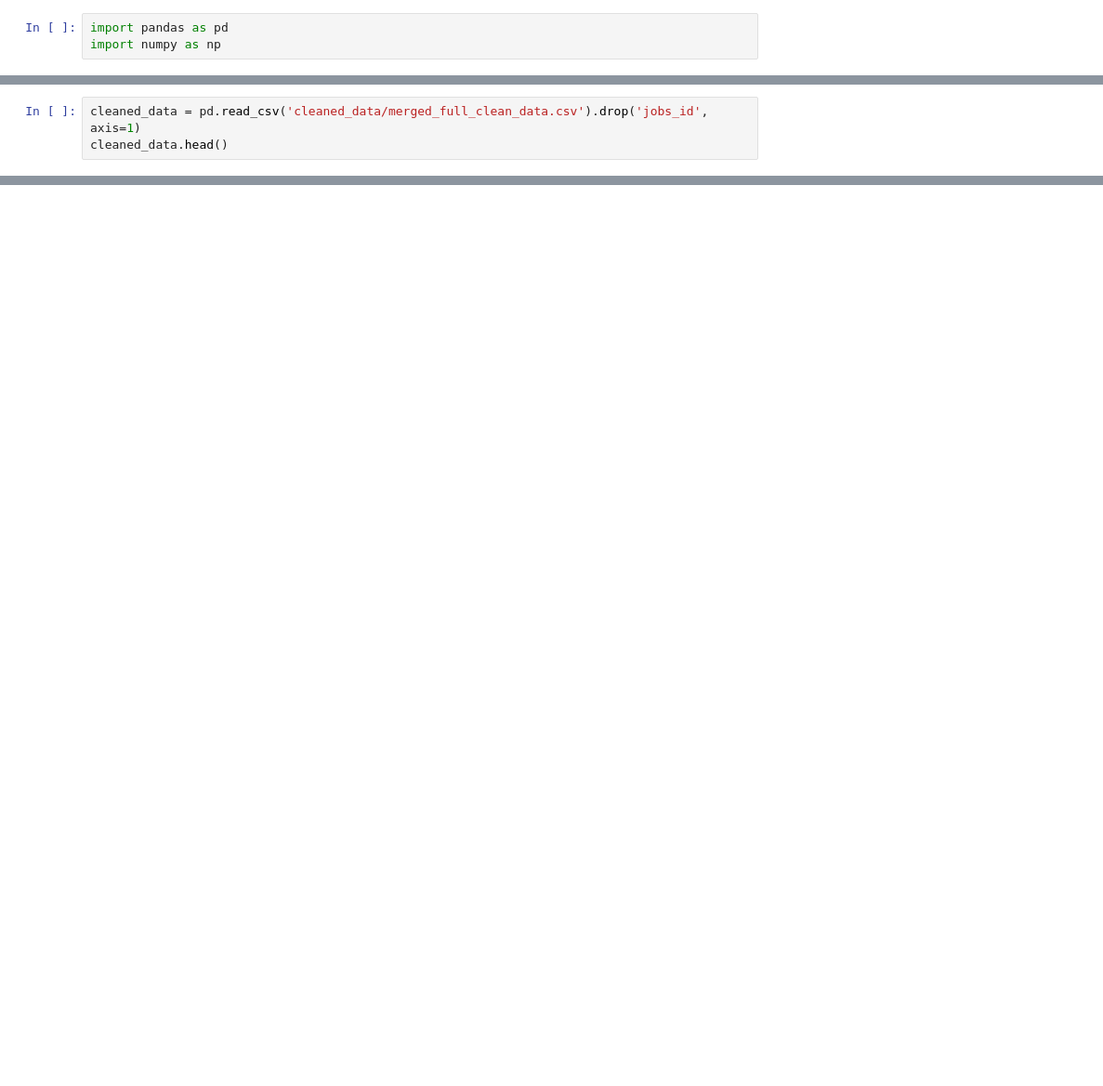
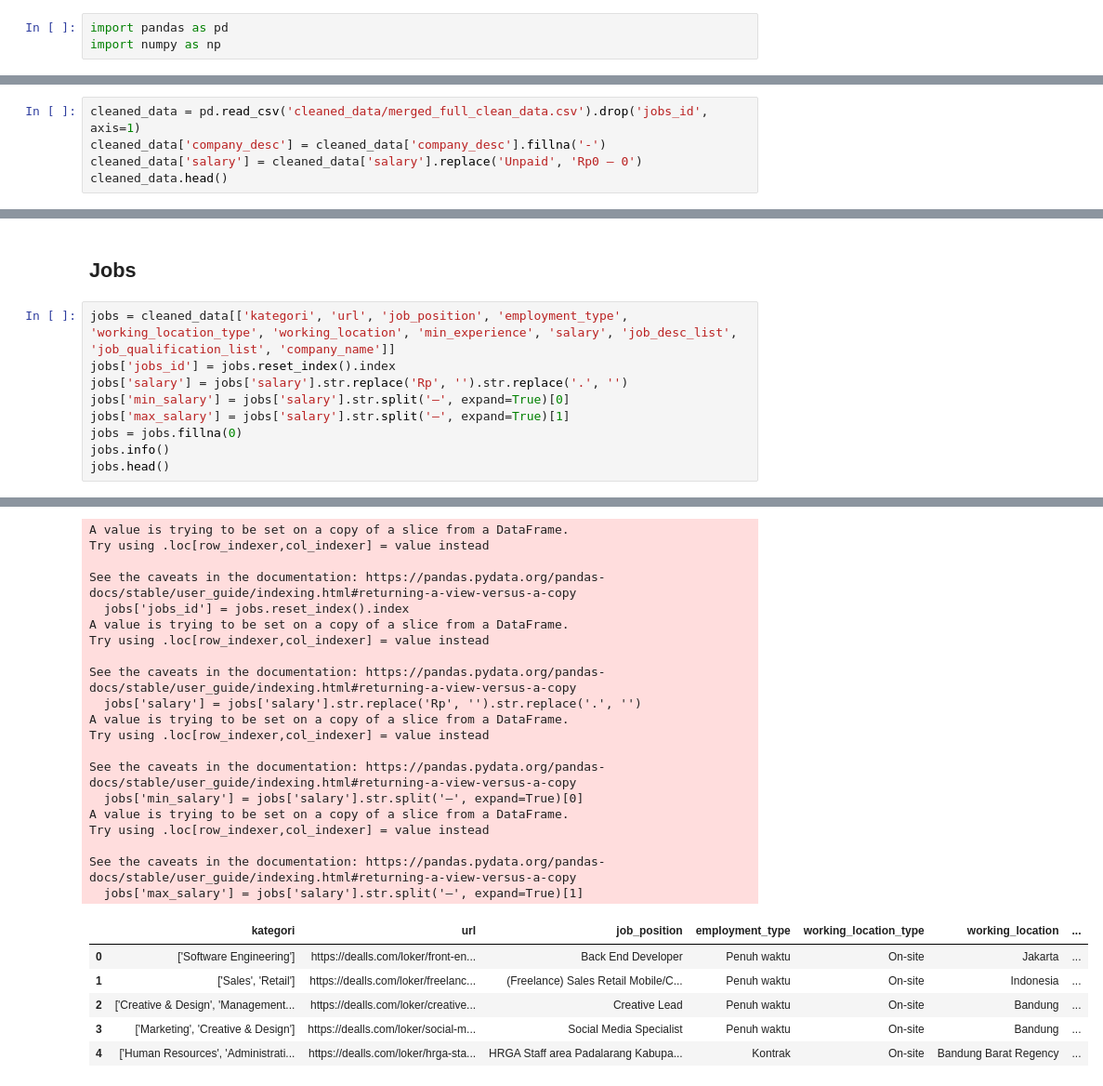
Before and after one commit to hireonai/ml-services, a Jupyter notebook: data/data_normalization_notebook.ipynb, the cells around one changed output, grey strips where cells are left out. Shown at 93% size. Drawn from its saved outputs; the diff is of its cells as text; blank space fills up the shorter version.

```diff
--- a/data/data_normalization_notebook.ipynb
+++ b/data/data_normalization_notebook.ipynb
@@ -4,5 +6,7 @@ import numpy as np
 # %%
 cleaned_data = pd.read_csv('cleaned_data/merged_full_clean_data.csv').drop('jobs_id', axis=1)
+cleaned_data['company_desc'] = cleaned_data['company_desc'].fillna('-')
+cleaned_data['salary'] = cleaned_data['salary'].replace('Unpaid', 'Rp0 – 0')
 cleaned_data.head()
 # %% [output]
 |  | url | company_profile_src | company_name | job_position | employment_type | working_location_type | ... |
@@ -61,0 +114,12 @@ temp_data.to_csv('full_temp_data.csv')
+# %% [markdown]
+## Jobs
+# %%
+jobs = cleaned_data[['kategori', 'url', 'job_position', 'employment_type', 'working_location_type', 'working_location', 'min_experience', 'salary', 'job_desc_list', 'job_qualification_list', 'company_name']]
+jobs['jobs_id'] = jobs.reset_index().index
+jobs['salary'] = jobs['salary'].str.replace('Rp', '').str.replace('.', '')
+jobs['min_salary'] = jobs['salary'].str.split('–', expand=True)[0]
+jobs['max_salary'] = jobs['salary'].str.split('–', expand=True)[1]
+jobs = jobs.fillna(0)
+jobs.info()
+jobs.head()
+# %% [output]
@@ -61,0 +143,26 @@ temp_data.to_csv('full_temp_data.csv')
+A value is trying to be set on a copy of a slice from a DataFrame.
+Try using .loc[row_indexer,col_indexer] = value instead
+
+See the caveats in the documentation: https://pandas.pydata.org/pandas-docs/stable/user_guide/indexing.html#returning-a-view-versus-a-copy
+  jobs['jobs_id'] = jobs.reset_index().index
+A value is trying to be set on a copy of a slice from a DataFrame.
+Try using .loc[row_indexer,col_indexer] = value instead
+
+See the caveats in the documentation: https://pandas.pydata.org/pandas-docs/stable/user_guide/indexing.html#returning-a-view-versus-a-copy
+  jobs['salary'] = jobs['salary'].str.replace('Rp', '').str.replace('.', '')
+A value is trying to be set on a copy of a slice from a DataFrame.
+Try using .loc[row_indexer,col_indexer] = value instead
+
+See the caveats in the documentation: https://pandas.pydata.org/pandas-docs/stable/user_guide/indexing.html#returning-a-view-versus-a-copy
+  jobs['min_salary'] = jobs['salary'].str.split('–', expand=True)[0]
+A value is trying to be set on a copy of a slice from a DataFrame.
+Try using .loc[row_indexer,col_indexer] = value instead
+
+See the caveats in the documentation: https://pandas.pydata.org/pandas-docs/stable/user_guide/indexing.html#returning-a-view-versus-a-copy
+  jobs['max_salary'] = jobs['salary'].str.split('–', expand=True)[1]
+|  | kategori | url | job_position | employment_type | working_location_type | working_location | ... |
+| 0 | ['Software Engineering'] | https://dealls.com/loker/front-en... | Back End Developer | Penuh waktu | On-site | Jakarta | ... |
+| 1 | ['Sales', 'Retail'] | https://dealls.com/loker/freelanc... | (Freelance) Sales Retail Mobile/C... | Penuh waktu | On-site | Indonesia | ... |
+| 2 | ['Creative & Design', 'Management... | https://dealls.com/loker/creative... | Creative Lead | Penuh waktu | On-site | Bandung | ... |
+| 3 | ['Marketing', 'Creative & Design'] | https://dealls.com/loker/social-m... | Social Media Specialist | Penuh waktu | On-site | Bandung | ... |
+| 4 | ['Human Resources', 'Administrati... | https://dealls.com/loker/hrga-sta... | HRGA Staff area Padalarang Kabupa... | Kontrak | On-site | Bandung Barat Regency | ... |
```
Also changed, not shown: parts of 21 cells of this notebook, 9 other files.
